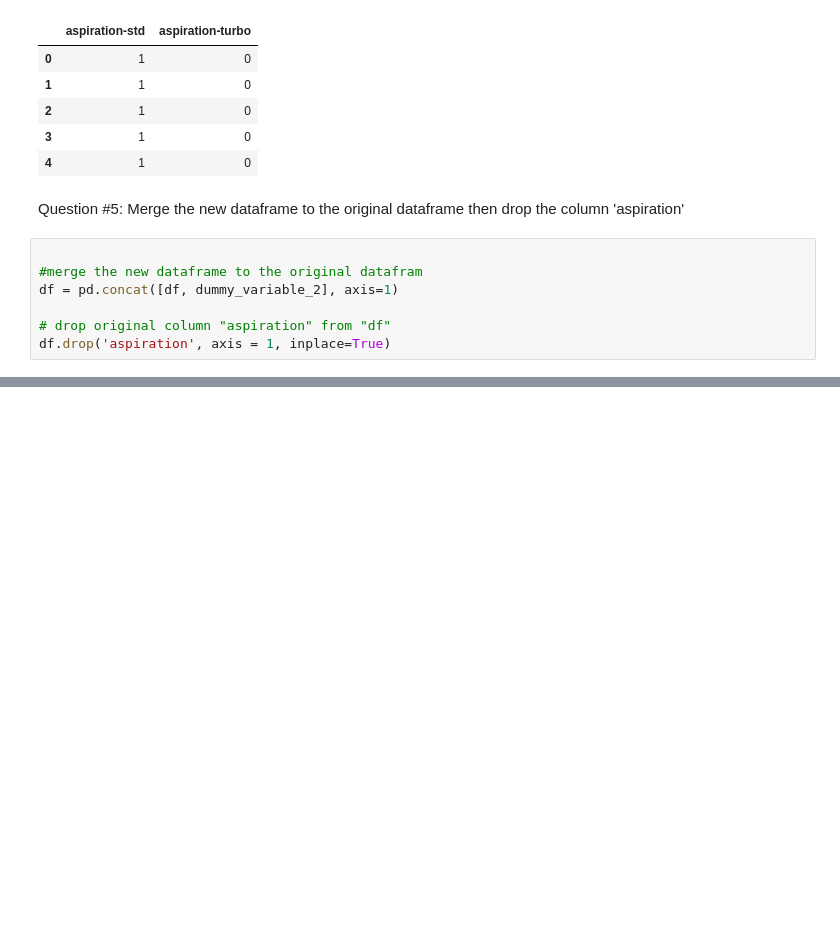
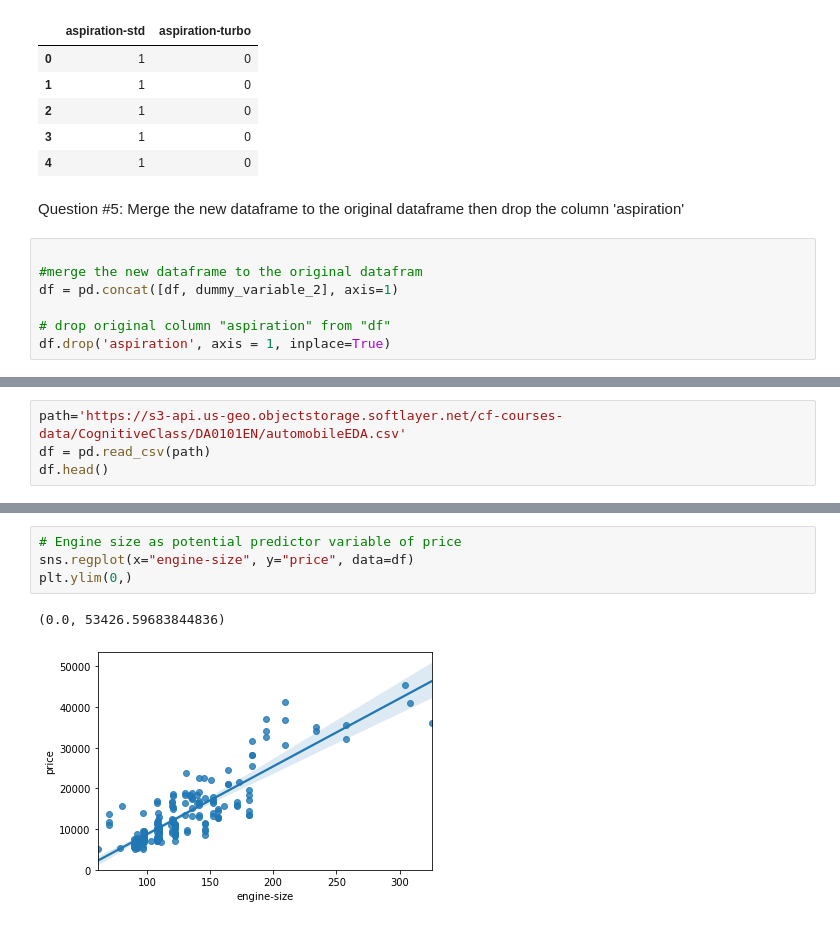
Before and after one commit to rubensgamaliel/CognitiveClass, a Jupyter notebook: Data_Analysis_with_Python/Data_Analysis_with_Python.ipynb, the cells around one changed output, grey strips where cells are left out. Drawn from its saved outputs; the diff is of its cells as text; blank space fills up the shorter version.

```diff
--- a/Data_Analysis_with_Python/Data_Analysis_with_Python.ipynb
+++ b/Data_Analysis_with_Python/Data_Analysis_with_Python.ipynb
@@ -470,0 +473,4 @@ df.drop('aspiration', axis = 1, inplace=True)
+# %%
+path='https://s3-api.us-geo.objectstorage.softlayer.net/cf-courses-data/CognitiveClass/DA0101EN/automobileEDA.csv'
+df = pd.read_csv(path)
+df.head()
@@ -470,0 +543,7 @@ df.drop('aspiration', axis = 1, inplace=True)
+# %%
+# Engine size as potential predictor variable of price
+sns.regplot(x="engine-size", y="price", data=df)
+plt.ylim(0,)
+# %% [output]
+(0.0, 53426.59683844836)
+[figure, added]
```
Also changed, not shown: parts of 42 cells of this notebook.
